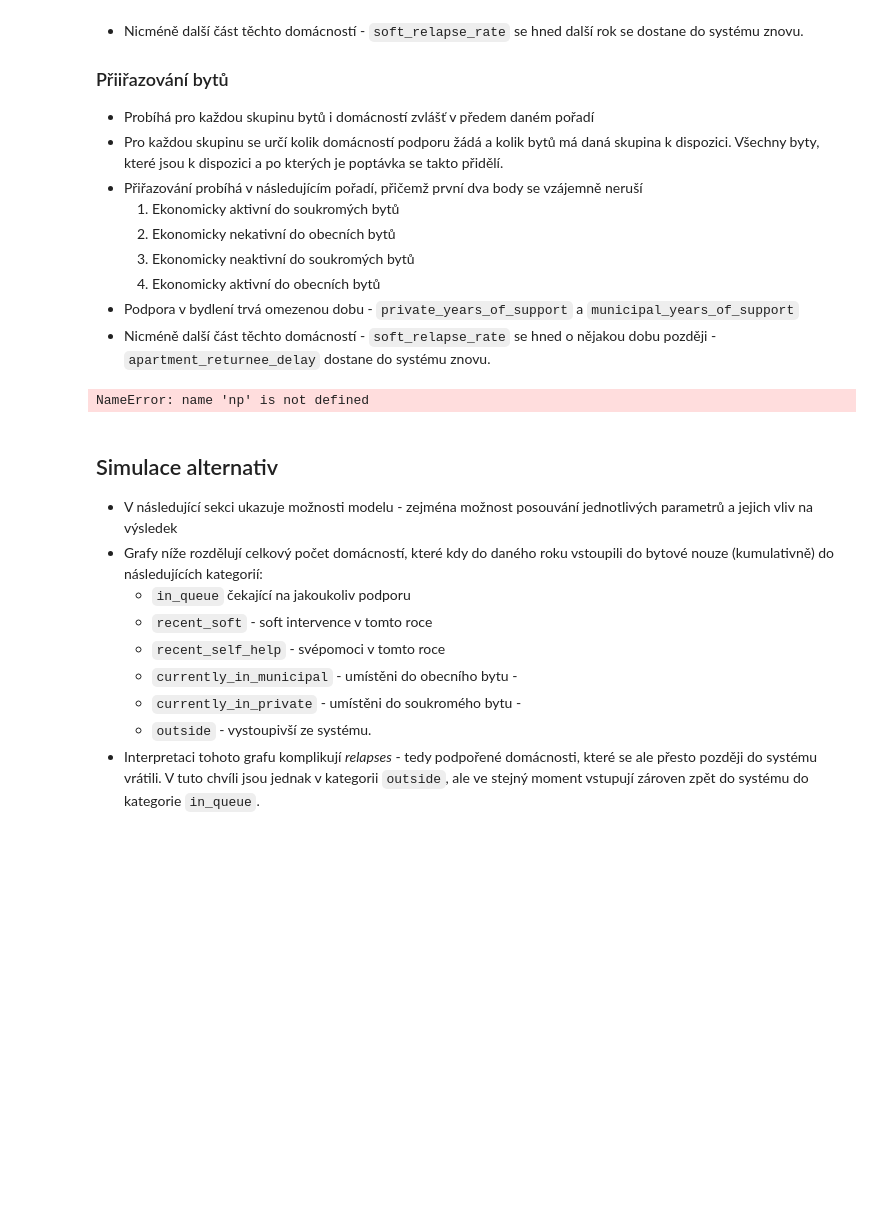
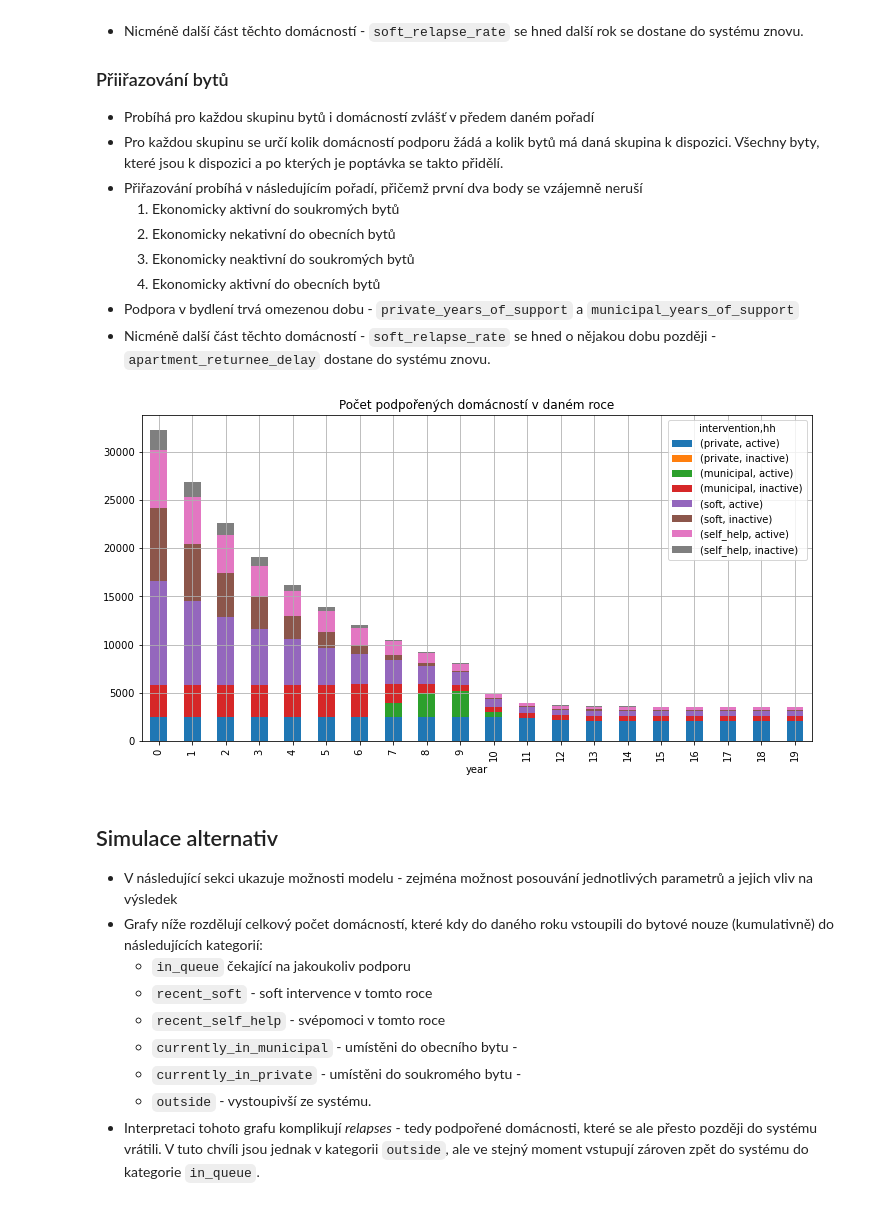
Before and after one commit to vitekzkytek/SocialHousingModel, a Jupyter notebook: model.ipynb, the cells around one changed output. Saved outputs shown, nothing was run; the diff lists cells and outputs as text; code cells hidden in the pictures; blank space fills up the shorter version.

```diff
--- a/model.ipynb
+++ b/model.ipynb
@@ -123,20 +123,21 @@ hhs.plot.bar(stacked=True, grid=True, title='Celkový počet domácností v byto
 # %%
 from main import generate_interventions
 
 interventions = generate_interventions(
     apartments=apartments,
     hhs=hhs,
     apartment_relapse_rate=DEFAULT_PARAMS['apartment_relapse_rate'],
     apartment_returnee_delay=DEFAULT_PARAMS['apartment_returnee_delay'],
     years=DEFAULT_PARAMS['years'],
     soft_relapse_rate=DEFAULT_PARAMS['soft_relapse_rate'],
     soft_intervention_share=DEFAULT_PARAMS['soft_intervention_share'],
     active_self_help_share=DEFAULT_PARAMS['active_self_help_share'],
-    inactive_self_help_share=DEFAULT_PARAMS['inactive_self_help_share']
+    inactive_self_help_share=DEFAULT_PARAMS['inactive_self_help_share'],
+    self_help_relapse_rate=DEFAULT_PARAMS['self_help_relapse_rate']
 )
 interventions.unstack(['intervention','hh']).plot.bar(stacked=True, grid=True, figsize=(12,6),title='Počet podpořených domácností v daném roce');
 # %% [output]
-NameError: name 'np' is not defined
+[figure, added]
 # %% [markdown]
 ## Simulace alternativ
 * V následující sekci ukazuje možnosti modelu - zejména možnost posouvání jednotlivých parametrů a jejich vliv na výsledek
```
Also changed, not shown: parts of 6 cells of this notebook, 1 other file.
